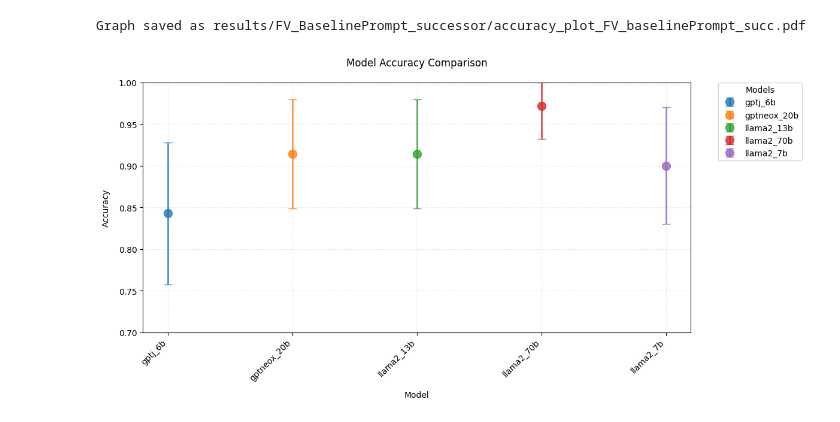
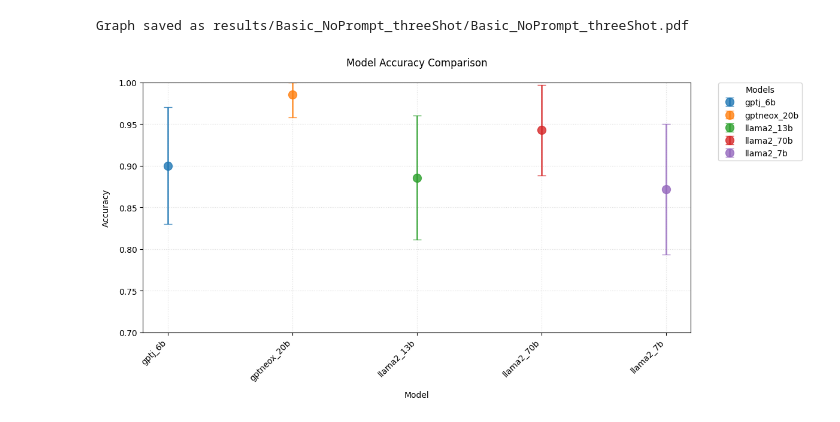
Before and after one commit to AWadehra/MasterThesis, a Jupyter notebook: BaselineAccuracy/letterstring/resultsAnalysis.ipynb, the cells around one changed output. Saved outputs shown, nothing was run; the diff lists cells and outputs as text; code cells hidden in the pictures.

```diff
--- a/BaselineAccuracy/letterstring/resultsAnalysis.ipynb
+++ b/BaselineAccuracy/letterstring/resultsAnalysis.ipynb
@@ -68,34 +68,34 @@ def plot_final_model_results(folder_path,save_as_pdf=False, output_name="model_a
     # Enhanced styling
     plt.title('Model Accuracy Comparison', pad=20)
     plt.xlabel('Model', labelpad=10)
     plt.ylabel('Accuracy', labelpad=10)
     plt.xticks(rotation=45, ha='right')
 
     # Legend with model size indicators
     plt.legend(
         title='Models',
         bbox_to_anchor=(1.05, 1),
         loc='upper left',
         borderaxespad=0.
     )
 
     # Grid and layout
     plt.grid(True, linestyle=':', alpha=0.4)
     plt.gca().set_axisbelow(True)
     plt.tight_layout()
 
     # Adjust y-axis limits if needed
     plt.ylim(0.7, 1)  # Adjust based on your data range
 
     if save_as_pdf:
         plt.savefig(output_name, format='pdf', bbox_inches='tight', dpi=300)
         print(f"Graph saved as {output_name}")
 
     plt.show()
 
 # Run with:
-plot_final_model_results('results/FV_BaselinePrompt_successor',save_as_pdf=True,
-                         output_name="results/FV_BaselinePrompt_successor/accuracy_plot_FV_baselinePrompt_succ.pdf")
+plot_final_model_results('results/Basic_NoPrompt_threeShot',save_as_pdf=True,
+                         output_name="results/Basic_NoPrompt_threeShot/Basic_NoPrompt_threeShot.pdf")
 # %% [output]
-Graph saved as results/FV_BaselinePrompt_successor/accuracy_plot_FV_baselinePrompt_succ.pdf
+Graph saved as results/Basic_NoPrompt_threeShot/Basic_NoPrompt_threeShot.pdf
-[figure, old version]
+[figure, new version]
```
Also changed, not shown: 8 other files.
